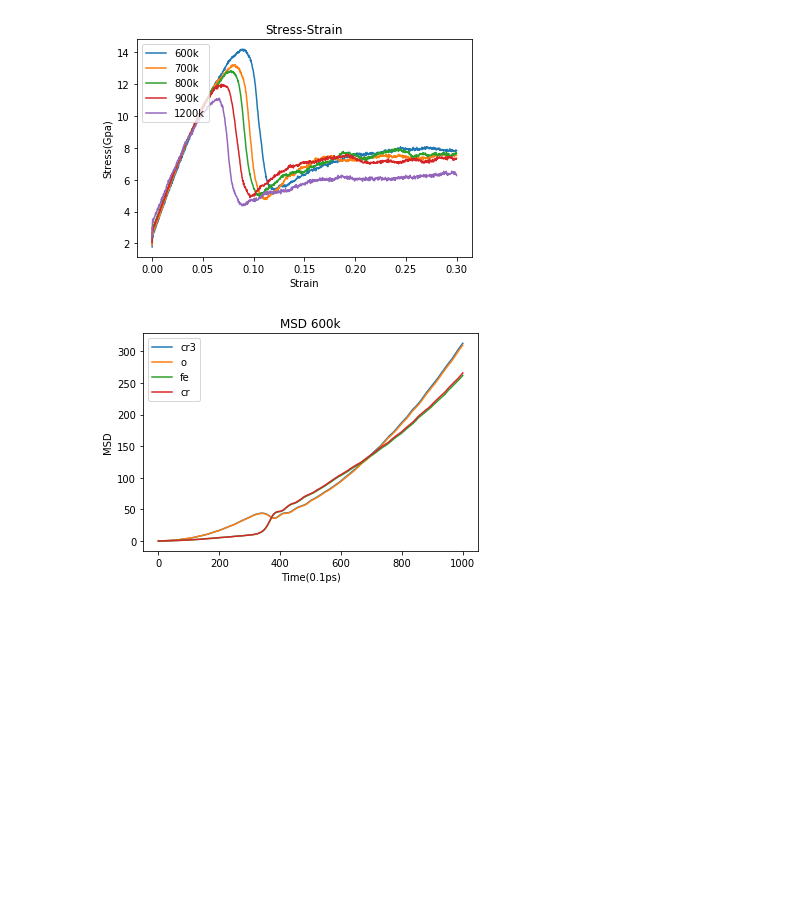
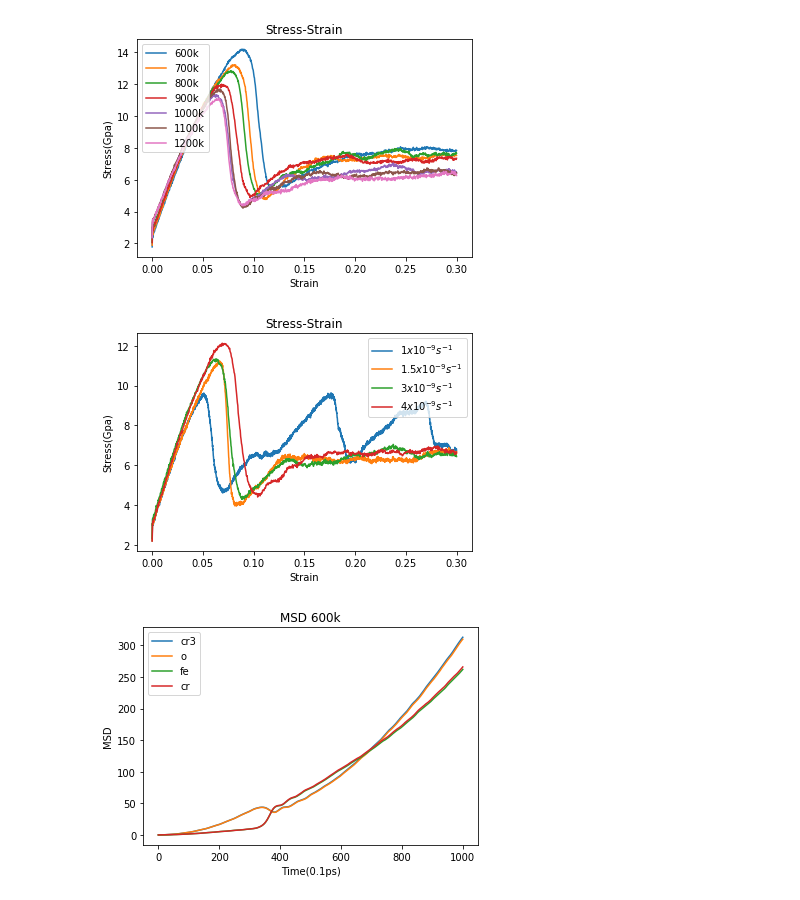
Before and after one commit to YuanshuoZhangDE/Python, a Jupyter notebook: Jupyter/Lammps Data Analysis/Cr2O3-FeCr/strain-stress-msd.ipynb, the cells around one changed output. Saved outputs shown, nothing was run; the diff lists cells and outputs as text; code cells hidden in the pictures; blank space fills up the shorter version.

```diff
--- a/Jupyter/Lammps Data Analysis/Cr2O3-FeCr/strain-stress-msd.ipynb
+++ b/Jupyter/Lammps Data Analysis/Cr2O3-FeCr/strain-stress-msd.ipynb
@@ -30,8 +45,23 @@ t800_Msd = pd.read_csv(t800_msd_path, sep=" ")
 t900_Stress = pd.read_csv(t900_stress_path, sep=" ")
 t900_Msd = pd.read_csv(t900_msd_path, sep=" ")
 
+t1000_Stress = pd.read_csv(t1000_stress_path, sep=" ")
+t1000_Msd = pd.read_csv(t1000_msd_path, sep=" ")
+
+t1100_Stress = pd.read_csv(t1100_stress_path, sep=" ")
+t1100_Msd = pd.read_csv(t1100_msd_path, sep=" ")
+
 t1200_Stress = pd.read_csv(t1200_stress_path, sep=" ")
 t1200_Msd = pd.read_csv(t1200_msd_path, sep=" ")
+
+sr1_Stress = pd.read_csv(sr1_stress_path, sep=" ")
+sr1_Msd = pd.read_csv(sr1_msd_path, sep=" ")
+
+sr1_5_Stress = pd.read_csv(sr1_5_stress_path, sep=" ")
+sr1_5_Msd = pd.read_csv(sr1_5_msd_path, sep=" ")
+
+sr4_Stress = pd.read_csv(sr4_stress_path, sep=" ")
+sr4_Msd = pd.read_csv(sr4_msd_path, sep=" ")
 # %%
 step = np.arange(1001)
 strain = t600_Stress['strain']
@@ -68,5 +134,5 @@ t1200_msd_cr = t1200_Msd['cr']
 # %%
-# stress-strain
+# different temp stress-strain
 plt.figure()
 
 plt.xlabel('Strain')
@@ -76,6 +142,8 @@ plt.plot(strain, t600_stress, label='600k')
 plt.plot(strain, t700_stress, label='700k')
 plt.plot(strain, t800_stress, label='800k')
 plt.plot(strain, t900_stress, label='900k')
+plt.plot(strain, t1000_stress, label='1000k')
+plt.plot(strain, t1100_stress, label='1100k')
 plt.plot(strain, t1200_stress, label='1200k')
 
 plt.legend(loc='upper left')
@@ -83,7 +151,26 @@ plt.title('Stress-Strain')
 
 plt.show()
 # %% [output]
-[figure, old version]
+[figure, new version]
+# %%
+# different srate stress-strain
+plt.figure()
+
+plt.xlabel('Strain')
+plt.ylabel('Stress(Gpa)')
+
+plt.plot(sr1_strain, sr1_stress, label='$1x10^{-9}s^{-1}$')
+plt.plot(sr1_5_strain, sr1_5_stress, label='$1.5x10^{-9}s^{-1}$')
+plt.plot(strain, t1000_stress, label='$3x10^{-9}s^{-1}$')
+plt.plot(sr4_strain, sr4_stress, label='$4x10^{-9}s^{-1}$')
+
+
+plt.legend(loc='upper right')
+plt.title('Stress-Strain')
+
+plt.show()
+# %% [output]
+[figure, added]
 # %%
 # 600k msd
 plt.figure()
```
Also changed, not shown: parts of 7 cells of this notebook, 2 other files.
